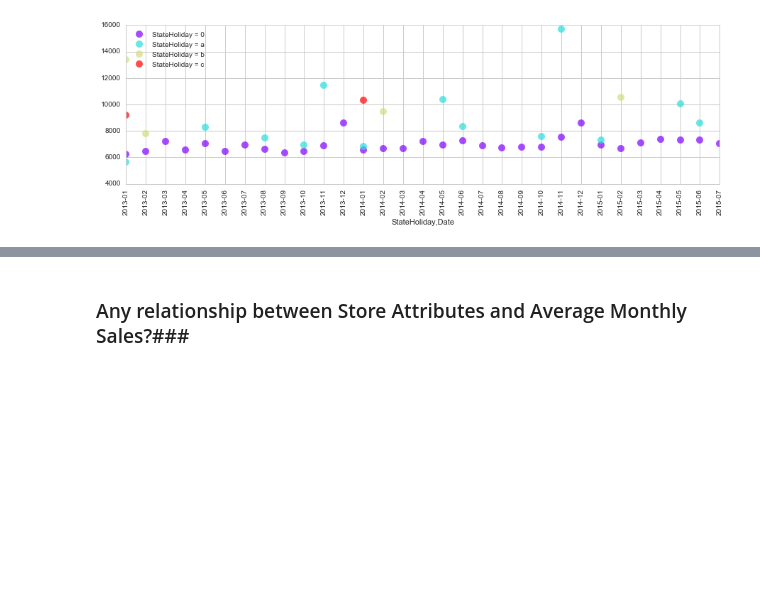
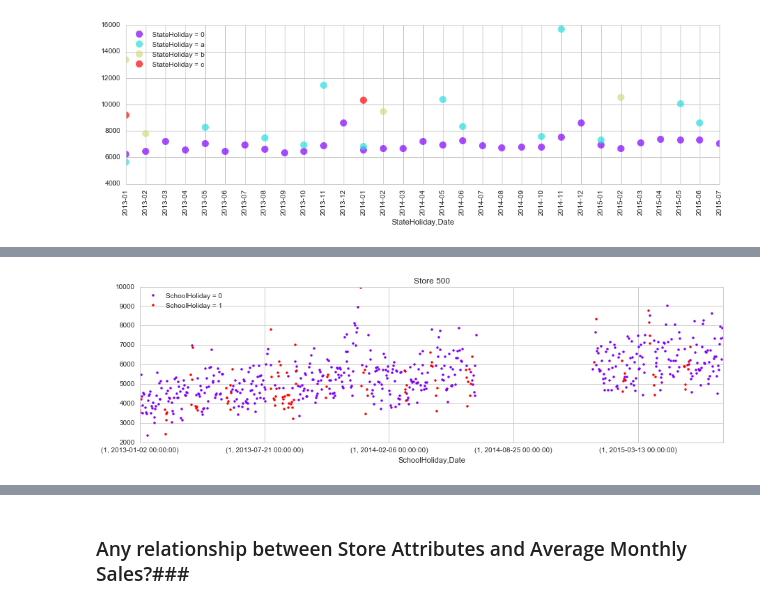
Before and after one commit to rocket-ron/kaggle, a Jupyter notebook: rossman/Exploratory_3.ipynb, the cells around one changed output, grey strips where cells are left out. Cells and saved outputs as stored; diff of their text form; code cells hidden in the pictures; blank space fills up the shorter version.

```diff
--- a/rossman/Exploratory_3.ipynb
+++ b/rossman/Exploratory_3.ipynb
@@ -337,0 +366,4 @@ PlotAvgSalesByGroup('StateHoliday', linestyle='None', marker='o', markersize=10,
+# %%
+PlotAvgSalesByGroup('SchoolHoliday', store=500, marker='.',daily=True, linestyle='None')
+# %% [output]
+[figure, added]
```
Also changed, not shown: parts of 11 cells of this notebook.
